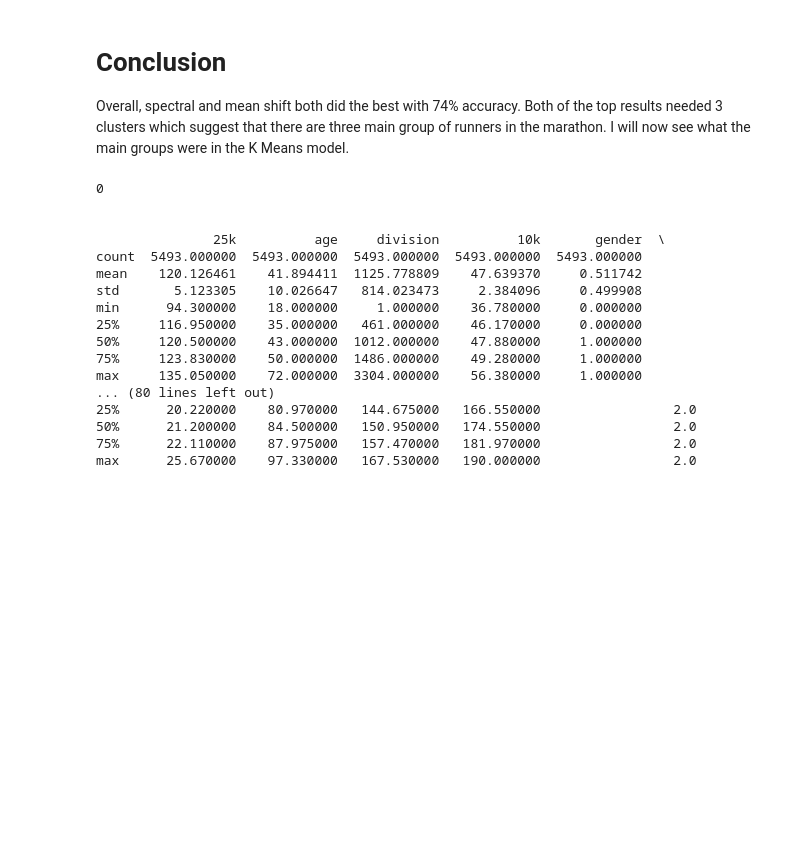
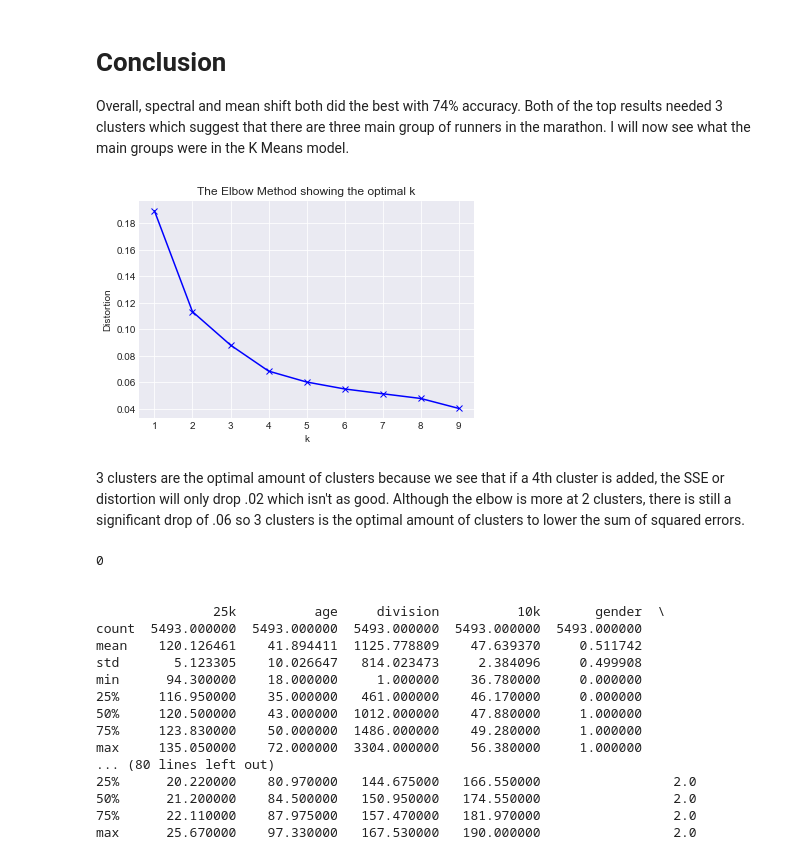
Before and after one commit to lamkg/Thinkful-, a Jupyter notebook: U4 L2 P5 Challenge Boston Marathon.ipynb, the cells around one changed output. Drawn from its saved outputs; the diff is of its cells as text; code cells hidden in the pictures; blank space fills up the shorter version.

Commit message:
added the graphs

```diff
--- a/U4 L2 P5 Challenge Boston Marathon.ipynb
+++ b/U4 L2 P5 Challenge Boston Marathon.ipynb
@@ -370,6 +370,28 @@ Affinity propagation didn't do well this time. It needed a bunch of clusters but
 # Conclusion
 
 Overall, spectral and mean shift both did the best with 74% accuracy. Both of the top results needed 3 clusters which suggest that there are three main group of runners in the marathon. I will now see what the main groups were in the K Means model.
+# %%
+from scipy.spatial.distance import cdist
+# Use the elbow method to see what is the optimal amount of clusters.
+
+# k means determine k
+distortions = []
+K = range(1,10)
+for k in K:
+    kmeanModel = KMeans(n_clusters=k).fit(X1)
+    kmeanModel.fit(X1)
+    distortions.append(sum(np.min(cdist(X1, kmeanModel.cluster_centers_, 'euclidean'), axis=1)) / X1.shape[0])
+
+# Plot the elbow
+plt.plot(K, distortions, 'bx-')
+plt.xlabel('k')
+plt.ylabel('Distortion')
+plt.title('The Elbow Method showing the optimal k')
+plt.show()
+# %% [output]
+[figure, added]
+# %% [markdown]
+3 clusters are the optimal amount of clusters because we see that if a 4th cluster is added, the SSE or distortion will only drop .02 which isn't as good. Although the elbow is more at 2 clusters, there is still a significant drop of .06 so 3 clusters is the optimal amount of clusters to lower the sum of squared errors.
 # %%
 cluster_pred = KMeans(n_clusters=3, random_state=42).fit_predict(X)
 X_pred = X.copy()
```
Also changed, not shown: parts of 6 cells of this notebook.
